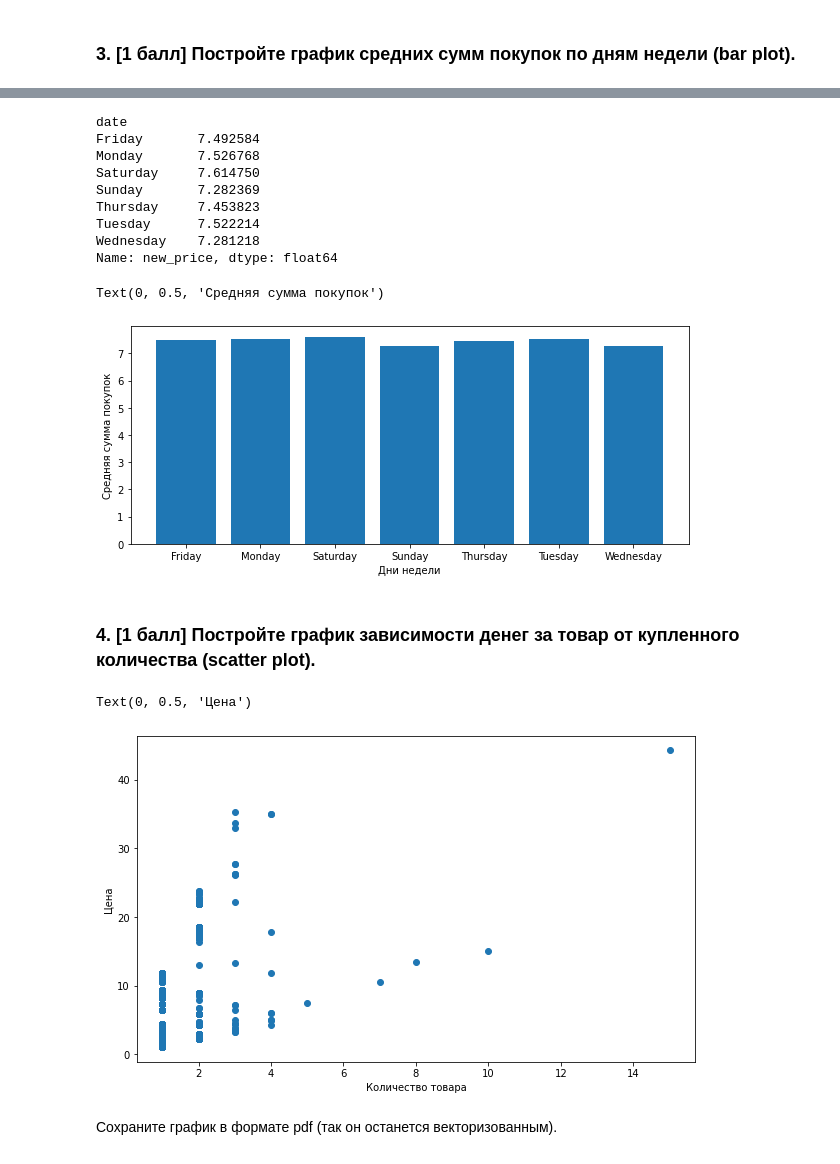
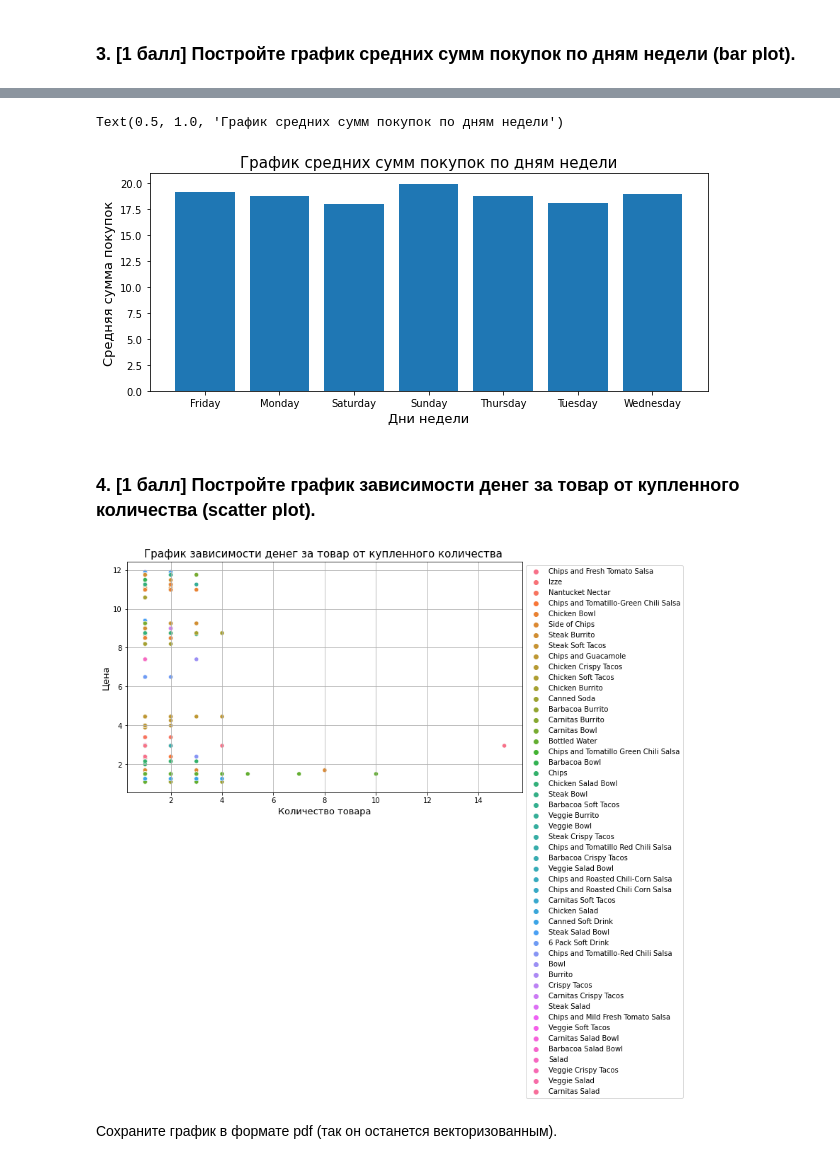
Before and after one commit to Ksenia-Leonteva/Autumn_Python_2022, a Jupyter notebook: homework_3/Pandas.ipynb, the cells around one changed output, grey strips where cells are left out. Saved outputs shown, nothing was run; the diff lists cells and outputs as text; code cells hidden in the pictures.

```diff
--- a/homework_3/Pandas.ipynb
+++ b/homework_3/Pandas.ipynb
@@ -161,0 +86,9 @@ dtype: int64
+# %%
+# your code
+pass_data_new = pass_data.copy(deep=True)
+for i in pass_data_new.columns:
+    if (pass_data_new[i].dtype == int64) or (pass_data_new[i].dtype == float64):
+        pass_data_new[i].fillna(value = 0, inplace = True)
+    if pass_data_new[i].dtype == object:
+        pass_data_new[i].fillna(value = '', inplace = True)
+pass_data_new
@@ -207,2 +163,7 @@ dtype: object
 # %% [markdown]
 Какая средняя/минимальная/максимальная цена у товара?
+# %%
+# your code
+# Добавляем столбец с ценой за одну единицу товара
+pass_data_new['new_price_for_one'] = pass_data_new['new_price'] / pass_data_new['quantity']
+pass_data_new
@@ -282,6 +258,6 @@ Name: new_price, dtype: float64
 Удалите старую колонку с ценой.
 # %%
 # your code
-pass_data_new1 = pass_data_new.drop(columns = ['item_price'],axis = 1)
+pass_data_new1 = pass_data_new.drop(columns = ['item_price'])
 pass_data_new1
 # %% [output]
@@ -656,6 +554,8 @@ Text(0, 0.5, 'Сумма покупок')
 ### 3. [1 балл] Постройте график средних сумм покупок по дням недели (bar plot).
 # %%
 # your code
-df_new_1 = df_new.copy(deep=True)
-df_new_1['date'] = df_new['date'].dt.day_name()
-df_new_1
+from datetime import datetime
+
+df_new = df.copy(deep=True)
+df_new['date'] = df_new['date'].apply(lambda _: datetime.strptime(_,"%Y-%m-%d"))
+df_new['day'] = df_new['date'].dt.day_name()
@@ -676,37 +562,30 @@ df_new_1
-# %%
-g4 = df_new_1.groupby(['date'])['new_price'].mean()
-g4
-# %% [output]
-date
-Friday       7.492584
-Monday       7.526768
-Saturday     7.614750
-Sunday       7.282369
-Thursday     7.453823
-Tuesday      7.522214
-Wednesday    7.281218
-Name: new_price, dtype: float64
 # %%
-g4_1 = dict(g4)
+g3 = dict(df_new.groupby(['day', 'order_id'])['new_price'].sum().groupby('day').mean())
 fig, ax = plt.subplots(figsize = (10, 4))
-ax.bar(g4_1.keys(), g4_1.values())
-ax.set_xlabel('Дни недели')
-ax.set_ylabel('Средняя сумма покупок')
+
+ax.bar(g3.keys(), g3.values())
+ax.set_xlabel('Дни недели', fontsize = 13)
+ax.set_ylabel('Средняя сумма покупок', fontsize = 13)
+ax.set_title('График средних сумм покупок по дням недели', fontsize = 15)
 # %% [output]
-Text(0, 0.5, 'Средняя сумма покупок')
+Text(0.5, 1.0, 'График средних сумм покупок по дням недели')
-[figure, old version]
+[figure, new version]
 # %% [markdown]
 ### 4. [1 балл] Постройте график зависимости денег за товар от купленного количества (scatter plot).
 # %%
 # your code
+import seaborn as sns
+fig, ax = plt.subplots(figsize=(10, 6))
 
-fig, ax = plt.subplots(figsize=(10, 6))
-ax.scatter(x = df['quantity'], y = df['new_price'])
-plt.xlabel("Количество товара")
-plt.ylabel("Цена")
+ax = sns.scatterplot(x = df['quantity'], y = df['new_price_for_one'], hue = df['item_name'])
+
+ax.set_xlabel('Количество товара', fontsize = 13)
+ax.set_ylabel('Цена', fontsize = 13)
+ax.set_title('График зависимости денег за товар от купленного количества ', fontsize = 15)
+plt.legend(bbox_to_anchor=(1, 1))
+ax.grid()
 # %% [output]
-Text(0, 0.5, 'Цена')
-[figure, old version]
+[figure, new version]
 # %% [markdown]
 Сохраните график в формате pdf (так он останется векторизованным).
 # %%
```
Also changed, not shown: parts of 60 cells of this notebook, 2 other files.
